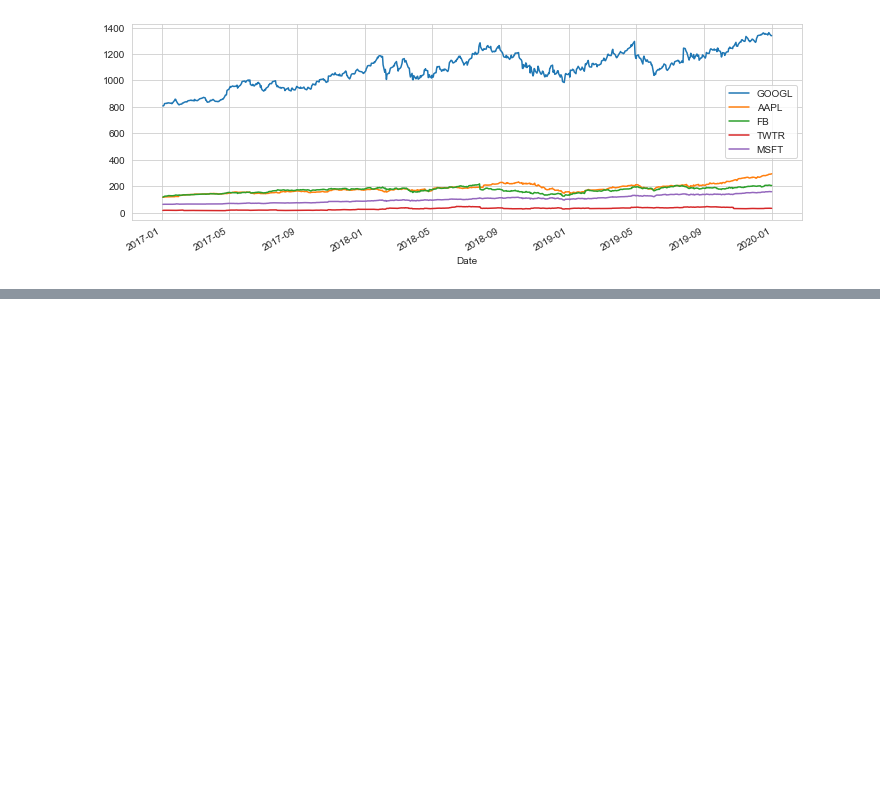
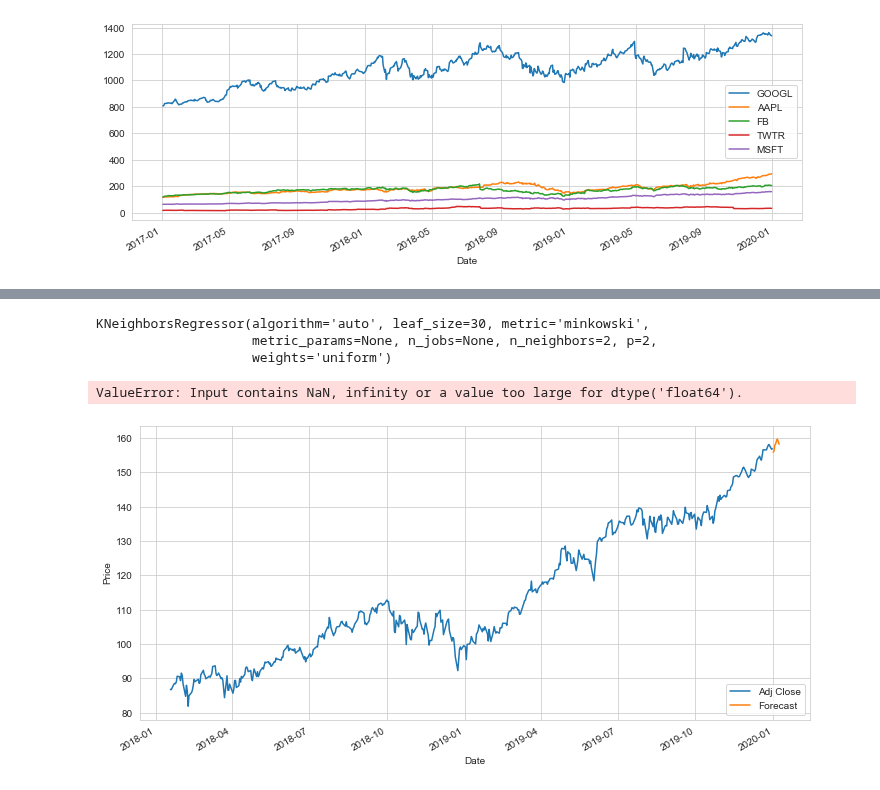
Before and after one commit to harryzyz/FiveTechStocksAnalysis, a Jupyter notebook: FiveTechStockAnalysis.ipynb, the cells around one changed output, grey strips where cells are left out. Cells and saved outputs as stored; diff of their text form; code cells hidden in the pictures; blank space fills up the shorter version.

```diff
--- a/FiveTechStockAnalysis.ipynb
+++ b/FiveTechStockAnalysis.ipynb
@@ -201,0 +212,4 @@ plt.legend()
+# %%
+dfreg['HL_PCT'] = (df['MSFT']['High']-df['MSFT']['Low'])/df['MSFT']['Close']*100
+# %%
+dfreg['Return'] = (df['MSFT']['Close'] - df['MSFT']['Open'])/df['MSFT']['Open']*100
@@ -201,0 +248,11 @@ plt.legend()
+# %%
+# Linear regression
+clfreg = LinearRegression(n_jobs=-1)
+clfreg.fit(X_train, y_train)
+# Quadratic Regression 2
+clfpoly2 = make_pipeline(PolynomialFeatures(2), Ridge())
+clfpoly2.fit(X_train, y_train)
+
+# Quadratic Regression 3
+clfpoly3 = make_pipeline(PolynomialFeatures(3), Ridge())
+clfpoly3.fit(X_train, y_train)
@@ -201,0 +269,35 @@ plt.legend()
+# %%
+# KNN Regression
+clfknn = KNeighborsRegressor(n_neighbors=2)
+clfknn.fit(X_train, y_train)
+# %% [output]
+KNeighborsRegressor(algorithm='auto', leaf_size=30, metric='minkowski',
+                    metric_params=None, n_jobs=None, n_neighbors=2, p=2,
+                    weights='uniform')
+# %%
+confidencereg = clfreg.score(X_test, y_test)
+confidencepoly2 = clfpoly2.score(X_test,y_test)
+confidencepoly3 = clfpoly3.score(X_test,y_test)
+confidenceknn = clfknn.score(X_test, y_test)
+# %% [output]
+ValueError: Input contains NaN, infinity or a value too large for dtype('float64').
+# %%
+forecast_set = clfreg.predict(X_test)
+dfreg['Forecast'] = np.nan
+# %%
+last_date = dfreg.iloc[-1].name
+last_unix = last_date
+next_unix = last_unix + datetime.timedelta(days=1)
+
+for i in forecast_set:
+    next_date = next_unix
+    next_unix += datetime.timedelta(days=1)
+    dfreg.loc[next_date] = [np.nan for _ in range(len(dfreg.columns)-1)]+[i]
+dfreg['Adj Close'].tail(500).plot(figsize=(12,6))
+dfreg['Forecast'].tail(500).plot(figsize=(12,6))
+plt.legend(loc=4)
+plt.xlabel('Date')
+plt.ylabel('Price')
+plt.show()
+# %% [output]
+[figure, added]
```
Also changed, not shown: parts of 17 cells of this notebook.
